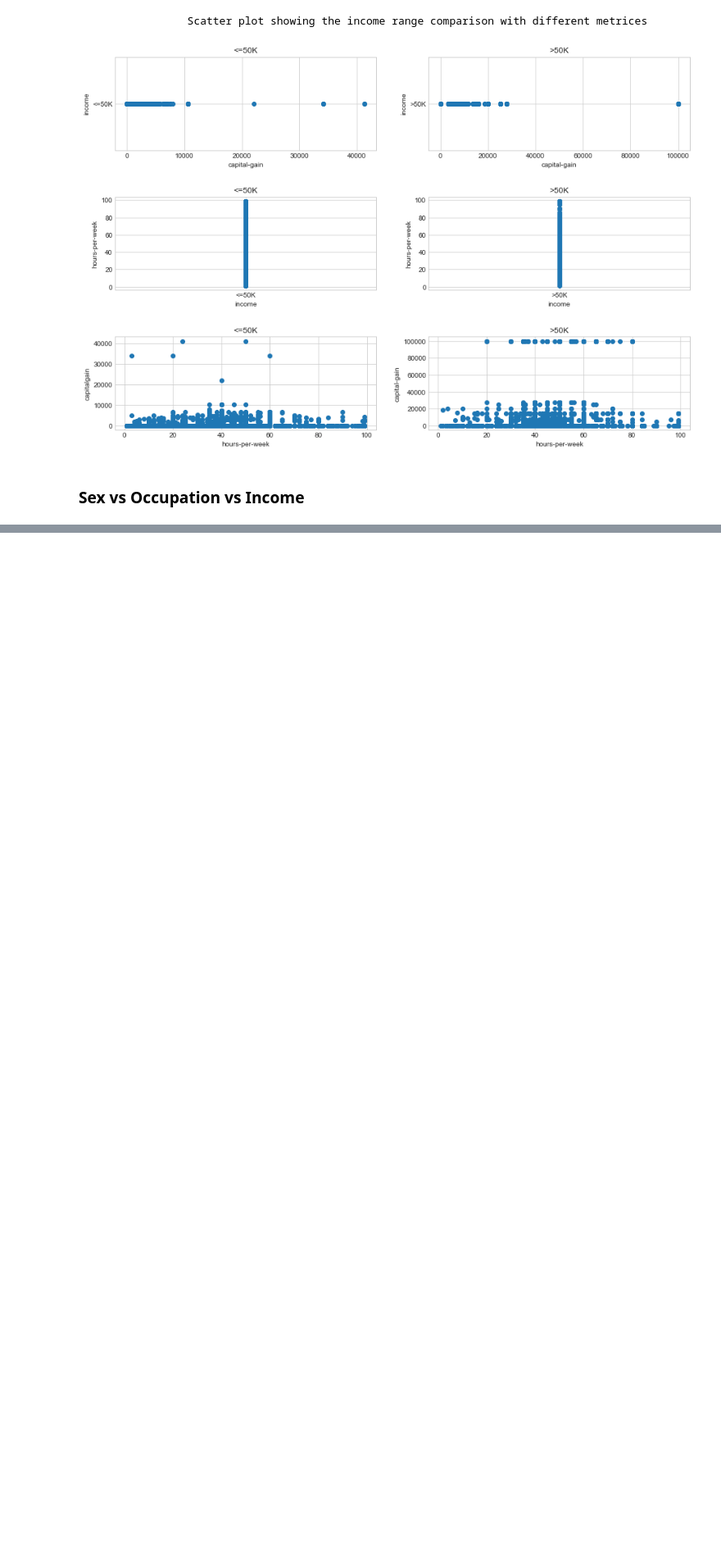
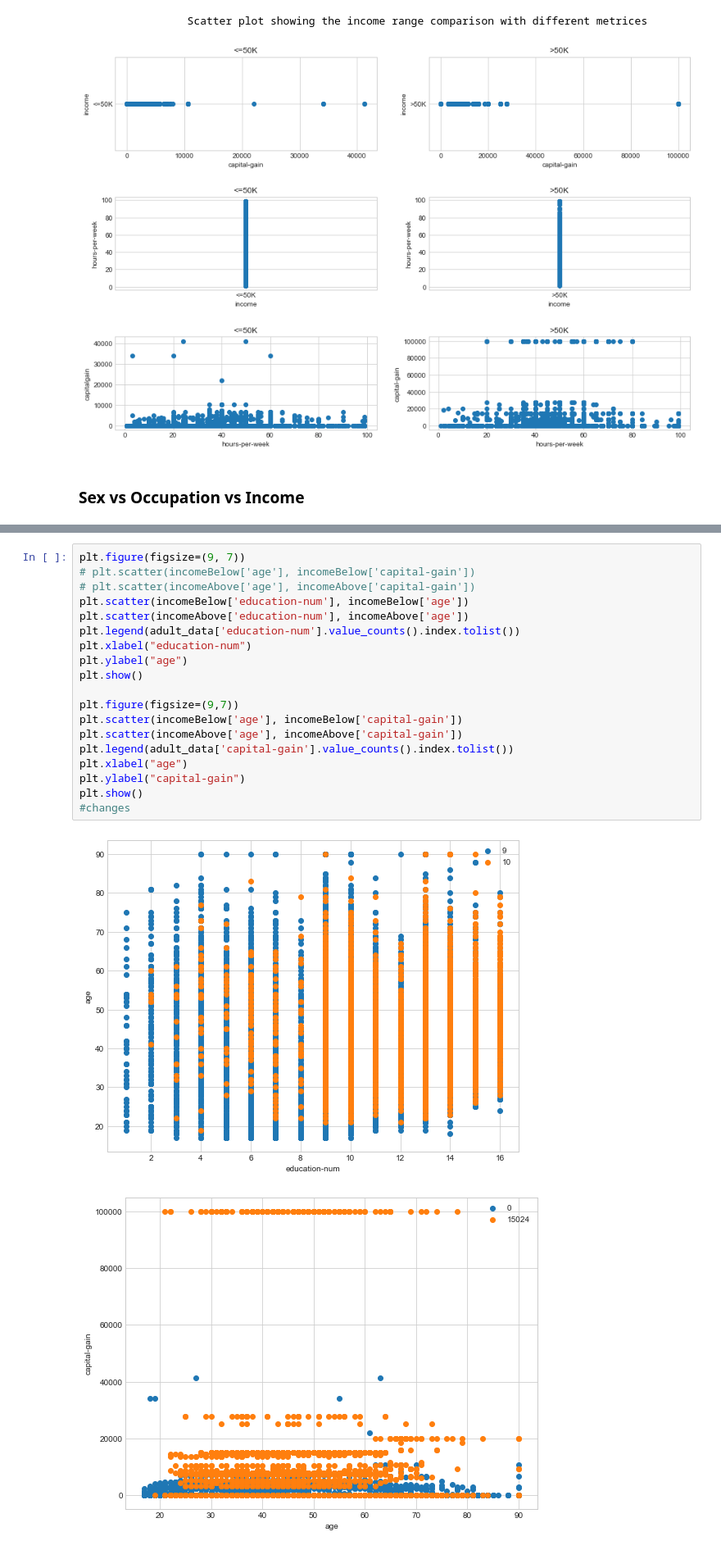
Before and after one commit to atinsinghal97/CSE578-marketing-profiles-visualization, a Jupyter notebook: DV_Group_Project.ipynb, the cells around one changed output, grey strips where cells are left out. Shown at 82% size. Cells and saved outputs as stored; diff of their text form; blank space fills up the shorter version.

```diff
--- a/DV_Group_Project.ipynb
+++ b/DV_Group_Project.ipynb
@@ -573,0 +615,22 @@ plot_mosaic("sex", "occupation", "income")
+# %%
+plt.figure(figsize=(9, 7))
+# plt.scatter(incomeBelow['age'], incomeBelow['capital-gain'])
+# plt.scatter(incomeAbove['age'], incomeAbove['capital-gain'])
+plt.scatter(incomeBelow['education-num'], incomeBelow['age'])
+plt.scatter(incomeAbove['education-num'], incomeAbove['age'])
+plt.legend(adult_data['education-num'].value_counts().index.tolist())
+plt.xlabel("education-num")
+plt.ylabel("age")
+plt.show()
+
+plt.figure(figsize=(9,7))
+plt.scatter(incomeBelow['age'], incomeBelow['capital-gain'])
+plt.scatter(incomeAbove['age'], incomeAbove['capital-gain'])
+plt.legend(adult_data['capital-gain'].value_counts().index.tolist())
+plt.xlabel("age")
+plt.ylabel("capital-gain")
+plt.show()
+#changes
+# %% [output]
+[figure, added]
+[figure, added]
```
Also changed, not shown: parts of 4 cells of this notebook.
